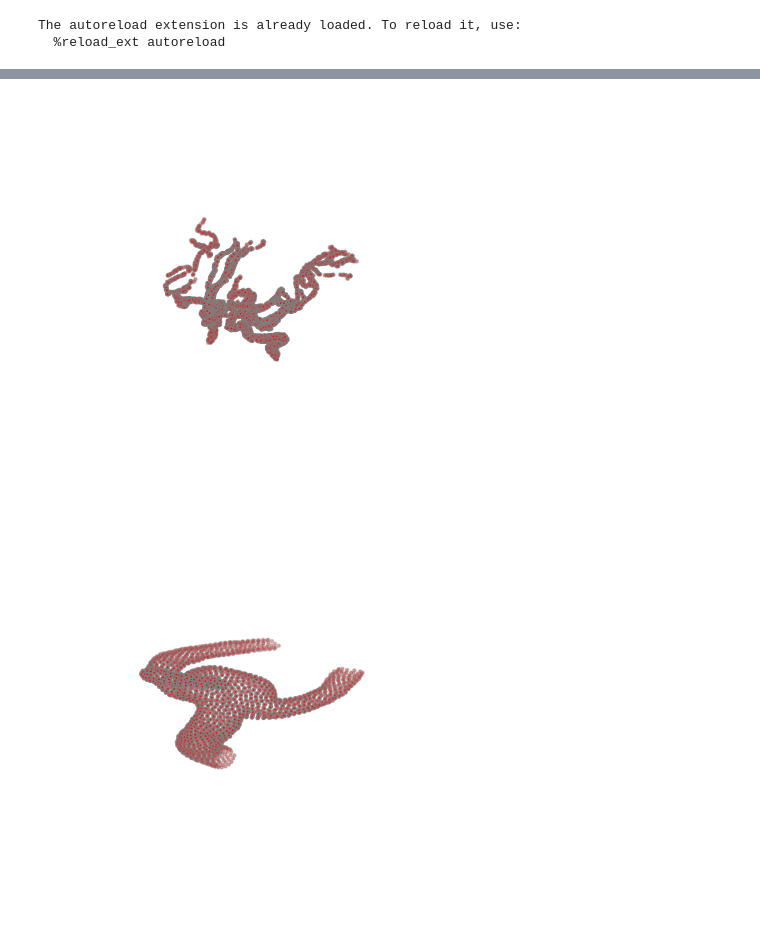
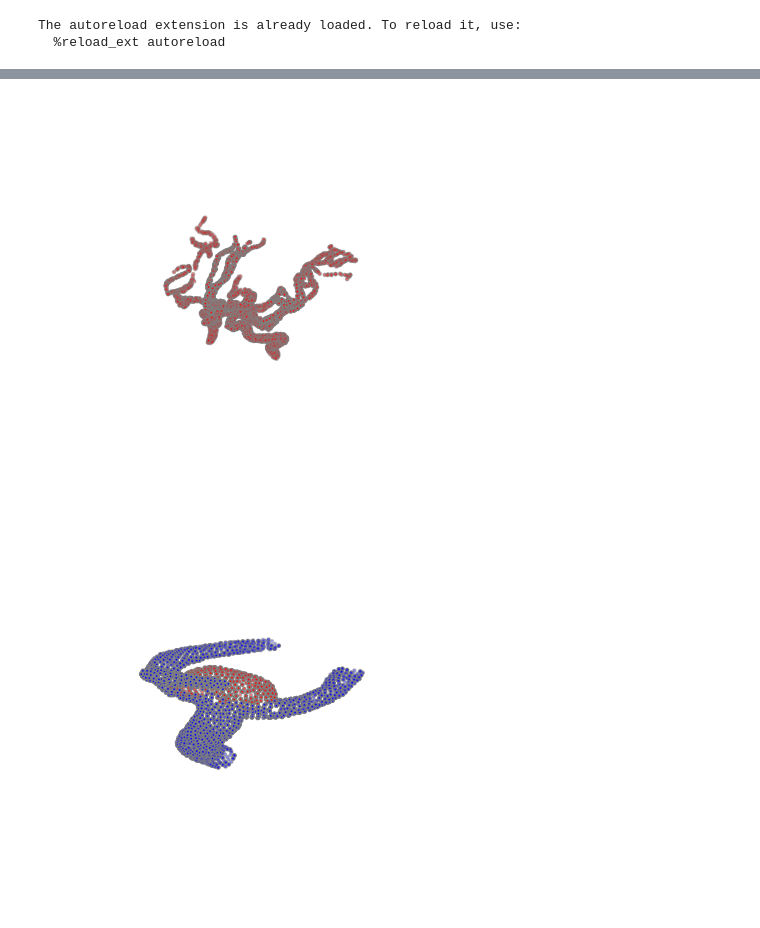
Before and after one commit to vjos/aneurysm-detection-project, a Jupyter notebook: vis.ipynb, the cells around one changed output, grey strips where cells are left out. Drawn from its saved outputs; the diff is of its cells as text; code cells hidden in the pictures.

Commit message:
enforce npoints on loaded pointclouds

```diff
--- a/vis.ipynb
+++ b/vis.ipynb
@@ -27,10 +27,7 @@ plt.show()
 # %%
-dataset = IntrA("~/Documents/Datasets/IntrA", dataset="complete")
+dataset = IntrA("~/Documents/Datasets/IntrA", dataset="complete", npoints=5096)
 it = iter(dataset)
 pcld, label = next(it)
-
-selection = np.random.choice(pcld.shape[0], 5096, replace=True)
-pcld = pcld[selection, :]
 
 fig = plt.figure(figsize=(4, 4))
 ax = fig.add_subplot(111, projection='3d')
@@ -39,19 +36,20 @@ plt.axis('off')
 ax.scatter(pcld[:, 0], pcld[:, 1], pcld[:, 2], s=5, c='r', edgecolors='grey')
 plt.show()
 # %% [output]
-[figure, old version]
+[figure, new version]
 # %%
-dataset = IntrA("~/Documents/Datasets/IntrA", dataset="annotated")
+dataset = IntrA("~/Documents/Datasets/IntrA", dataset="annotated", npoints=5096)
 it = iter(dataset)
 pcld, label = next(it)
 
 fig = plt.figure(figsize=(4, 4))
 ax = fig.add_subplot(111, projection='3d')
 plt.axis('off')
 
-an = pcld[pcld[3] > 0]
-ve = pcld[pcld[3] == 0]
+an = pcld[pcld[:, 3] > 0]
+ve = pcld[pcld[:, 3] == 0]
 ax.scatter(an[:, 0], an[:, 1], an[:, 2], s=5, c='r', edgecolors='grey')
+ax.scatter(ve[:, 0], ve[:, 1], ve[:, 2], s=5, c='b', edgecolors='grey')
 plt.show()
 # %% [output]
-[figure, old version]
+[figure, new version]
```
Also changed, not shown: parts of 1 cell of this notebook, 1 other file.
